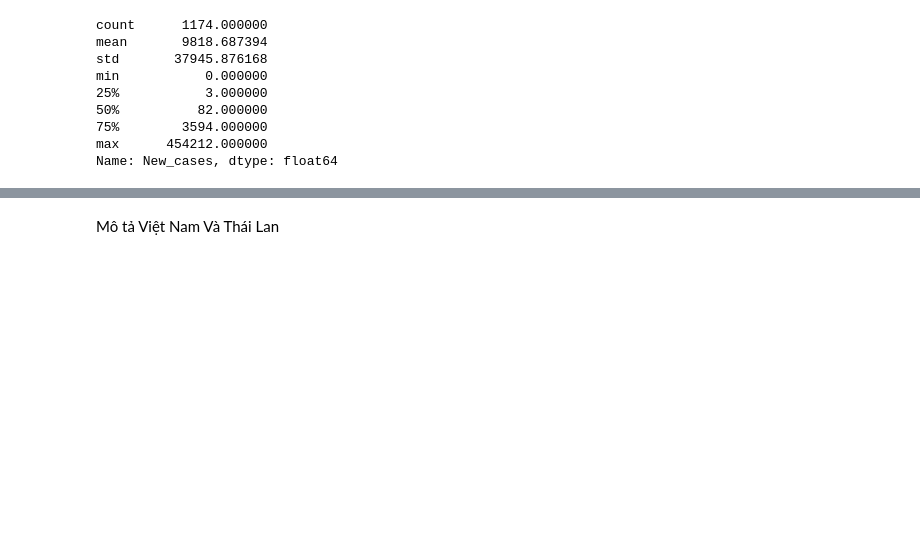
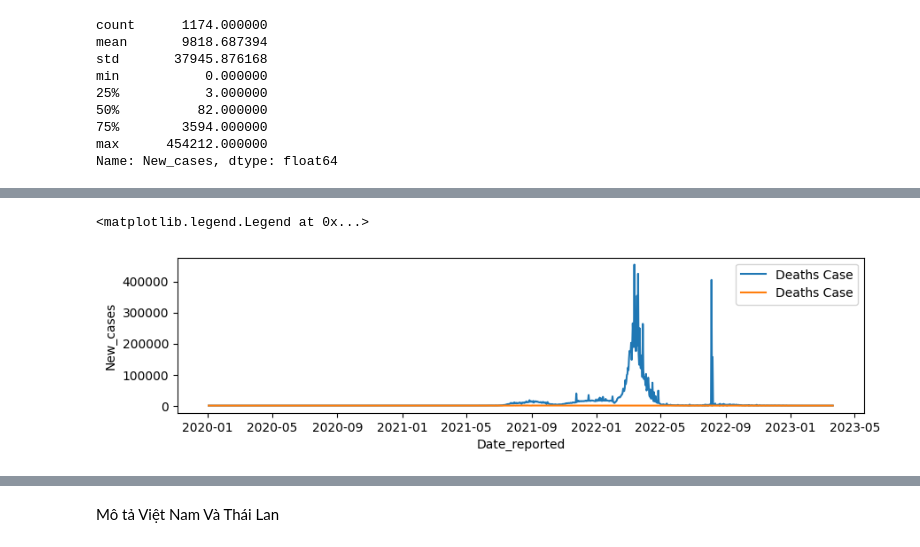
Before and after one commit to tonypham90/TKUD_KHTN, a Jupyter notebook: BT/BT2/Baitap2.ipynb, the cells around one changed output, grey strips where cells are left out. Saved outputs shown, nothing was run; the diff lists cells and outputs as text; code cells hidden in the pictures; blank space fills up the shorter version.

```diff
--- a/BT/BT2/Baitap2.ipynb
+++ b/BT/BT2/Baitap2.ipynb
@@ -473,0 +517,2 @@ df_vn_flow.plot(type='pie')
+# %%
+df_vn = MonthYear =lambda x: df_vn['Date_reported'].str('%b %y')
@@ -473,0 +530,11 @@ df_vn_flow.plot(type='pie')
+# %%
+fig = plt.figure(figsize=(10,5))
+ax = fig.add_subplot(2,1,2)
+dateformat = df_vn.groupby('Month-Year').sum()
+sns.lineplot(df_vn,y='New_cases',x='Date_reported',ax=ax,label='Deaths Case')
+sns.lineplot(df_vn,y='New_deaths',x='Date_reported',ax=ax,label="Deaths Case")
+ax.set_xlim(date(1,1,1))
+ax.legend()
+# %% [output]
+<matplotlib.legend.Legend at 0x...>
+[figure, added]
```
Also changed, not shown: parts of 13 cells of this notebook.
